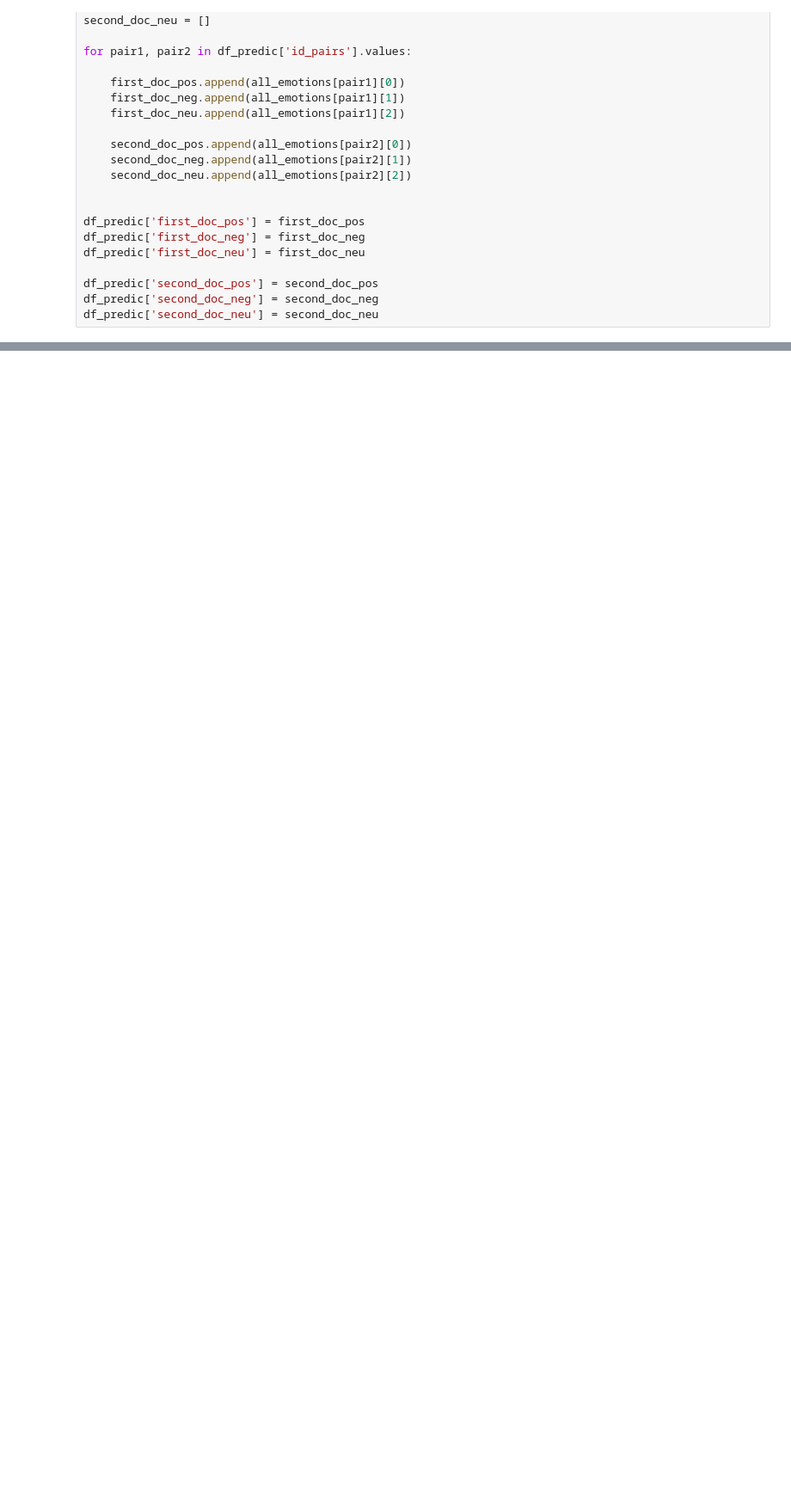
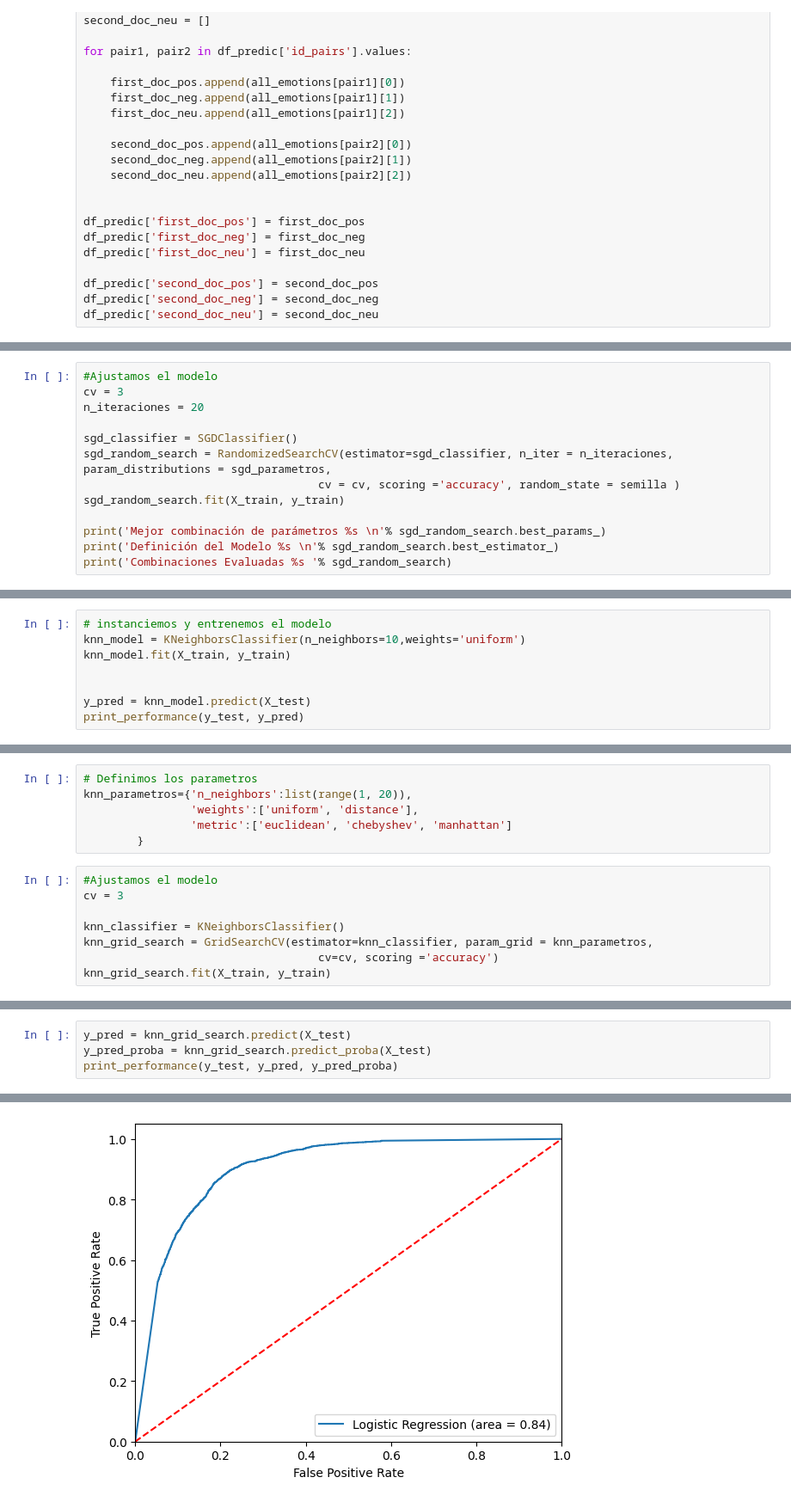
Before and after one commit to felipeaguirre66/PoliticsNLP, a Jupyter notebook: Classification/two_ideas_one_class.ipynb, the cells around one changed output, grey strips where cells are left out. Shown at 86% size. Saved outputs shown, nothing was run; the diff lists cells and outputs as text; blank space fills up the shorter version.

Commit message:
first predictive models

```diff
--- a/Classification/two_ideas_one_class.ipynb
+++ b/Classification/two_ideas_one_class.ipynb
@@ -174,0 +355,13 @@ df_predic['id_pairs'] = df_predic['id_pairs'].apply(lambda x: string_to_tuple(x)
+# %%
+#Ajustamos el modelo
+cv = 3
+n_iteraciones = 20
+
+sgd_classifier = SGDClassifier()
+sgd_random_search = RandomizedSearchCV(estimator=sgd_classifier, n_iter = n_iteraciones, param_distributions = sgd_parametros,
+                                   cv = cv, scoring ='accuracy', random_state = semilla )
+sgd_random_search.fit(X_train, y_train)
+
+print('Mejor combinación de parámetros %s \n'% sgd_random_search.best_params_)
+print('Definición del Modelo %s \n'% sgd_random_search.best_estimator_)
+print('Combinaciones Evaluadas %s '% sgd_random_search)
@@ -174,0 +404,8 @@ df_predic['id_pairs'] = df_predic['id_pairs'].apply(lambda x: string_to_tuple(x)
+# %%
+# instanciemos y entrenemos el modelo
+knn_model = KNeighborsClassifier(n_neighbors=10,weights='uniform')
+knn_model.fit(X_train, y_train)
+
+
+y_pred = knn_model.predict(X_test)
+print_performance(y_test, y_pred)
@@ -174,0 +417,14 @@ df_predic['id_pairs'] = df_predic['id_pairs'].apply(lambda x: string_to_tuple(x)
+# %%
+# Definimos los parametros
+knn_parametros={'n_neighbors':list(range(1, 20)),
+                'weights':['uniform', 'distance'],
+                'metric':['euclidean', 'chebyshev', 'manhattan']
+        }
+# %%
+#Ajustamos el modelo
+cv = 3
+
+knn_classifier = KNeighborsClassifier()
+knn_grid_search = GridSearchCV(estimator=knn_classifier, param_grid = knn_parametros,
+                                   cv=cv, scoring ='accuracy')
+knn_grid_search.fit(X_train, y_train)
@@ -174,0 +442,5 @@ df_predic['id_pairs'] = df_predic['id_pairs'].apply(lambda x: string_to_tuple(x)
+# %%
+y_pred = knn_grid_search.predict(X_test)
+y_pred_proba = knn_grid_search.predict_proba(X_test)
+print_performance(y_test, y_pred, y_pred_proba)
+# %% [output]
@@ -174,0 +452 @@ df_predic['id_pairs'] = df_predic['id_pairs'].apply(lambda x: string_to_tuple(x)
+[figure, added]
```
Also changed, not shown: parts of 47 cells of this notebook, 7 other files.
